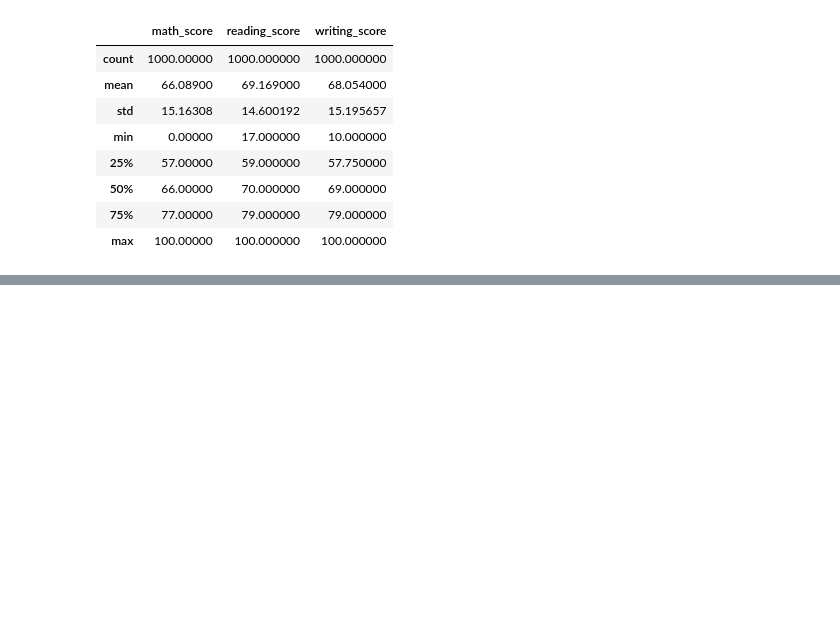
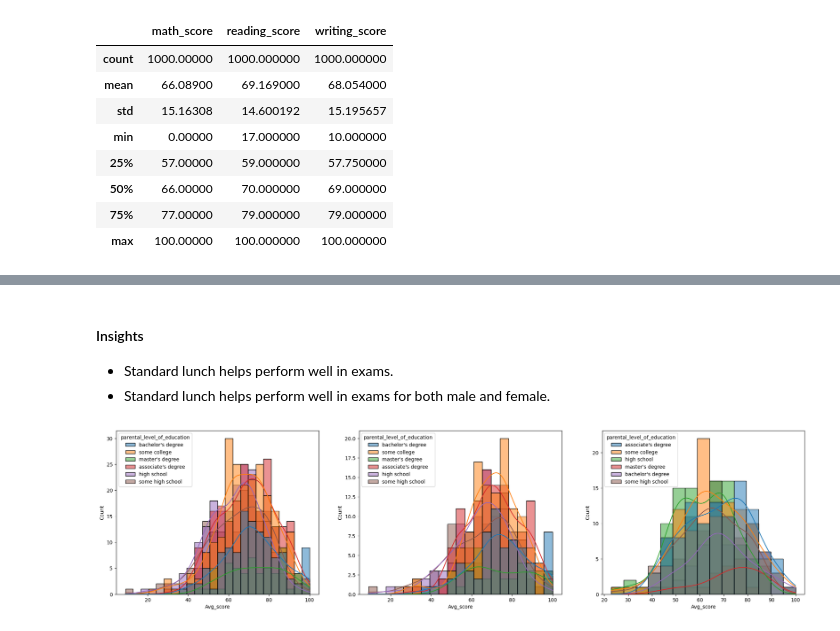
Before and after one commit to Harshvardhan2164/MLOPS-Project, a Jupyter notebook: End-to-End Student Analysis Project/research/EDA.ipynb, the cells around one changed output, grey strips where cells are left out. Saved outputs shown, nothing was run; the diff lists cells and outputs as text; code cells hidden in the pictures; blank space fills up the shorter version.

```diff
--- a/End-to-End Student Analysis Project/research/EDA.ipynb
+++ b/End-to-End Student Analysis Project/research/EDA.ipynb
@@ -85,0 +178,15 @@ data.describe()
+# %% [markdown]
+#### Insights
+* Standard lunch helps perform well in exams.
+* Standard lunch helps perform well in exams for both male and female.
+# %%
+plt.subplots(1, 3, figsize=(25, 6))
+plt.subplot(131)
+ax = sns.histplot(data, x='Avg_score', kde=True, hue='parental_level_of_education')
+plt.subplot(132)
+ax = sns.histplot(data[data['gender'] == 'female'], x='Avg_score', kde=True, hue='parental_level_of_education')
+plt.subplot(133)
+ax = sns.histplot(data[data['gender'] == 'male'], x='Avg_score', kde=True, hue='parental_level_of_education')
+plt.show()
+# %% [output]
+[figure, added]
```
Also changed, not shown: parts of 36 cells of this notebook, 12 other files.
